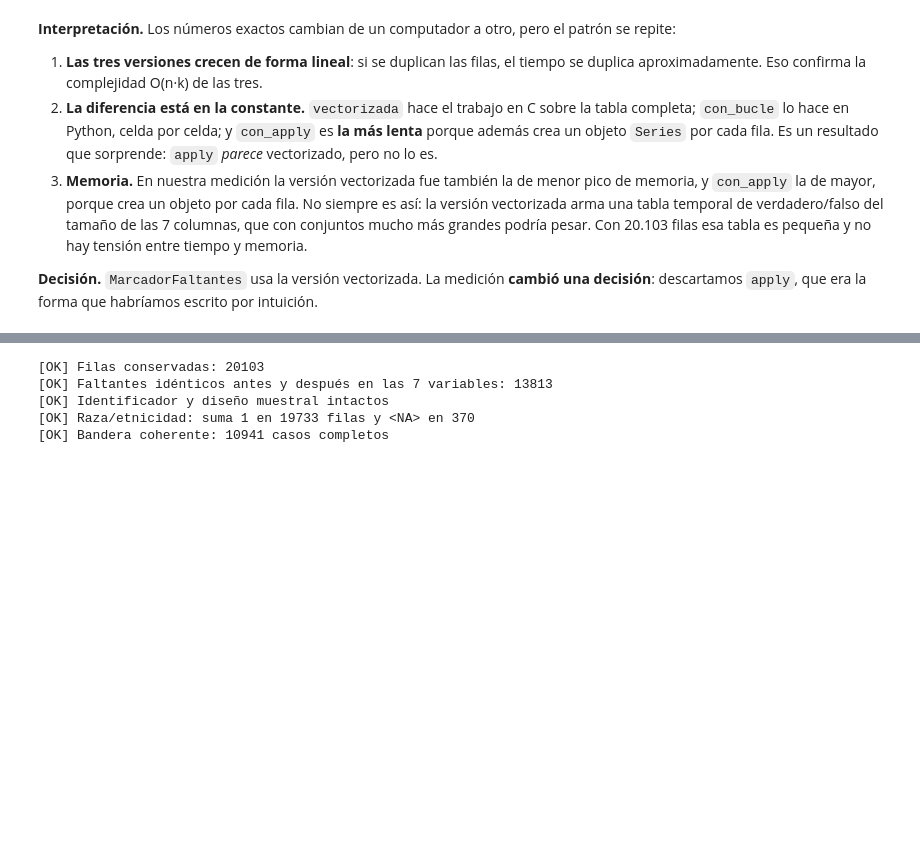
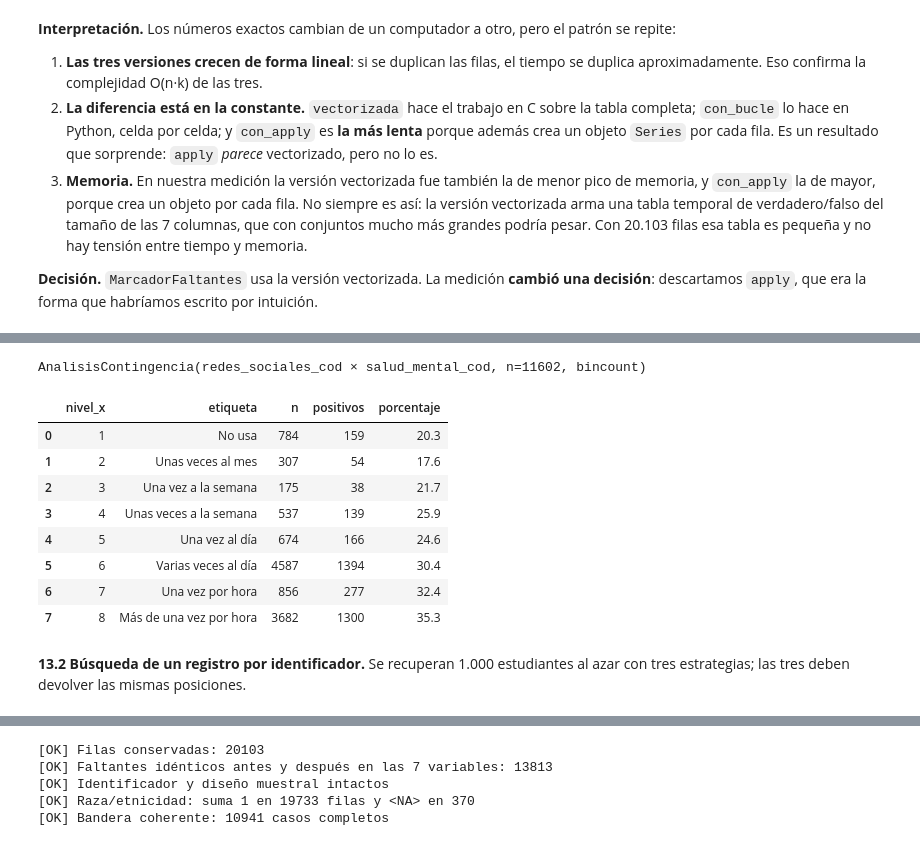
Before and after one commit to MatiasManriquezO/proyecto-grupo8-mcdi500, a Jupyter notebook: F3/notebooks/S2_F3_NucleoAlgoritmico_POO_Grupo8.ipynb, the cells around one changed output, grey strips where cells are left out. Drawn from its saved outputs; the diff is of its cells as text; code cells hidden in the pictures; blank space fills up the shorter version.

```diff
--- a/F3/notebooks/S2_F3_NucleoAlgoritmico_POO_Grupo8.ipynb
+++ b/F3/notebooks/S2_F3_NucleoAlgoritmico_POO_Grupo8.ipynb
@@ -1921,0 +1642,14 @@ descartamos `apply`, que era la forma que habríamos escrito por intuición.
+# %%
+from contingencia import (preparar_pares, contar_iterrows, contar_zip,
+                          contar_crosstab, contar_bincount)
+from medicion import comparar
+
+X, Y = "redes_sociales_cod", "salud_mental_cod"
+pares = preparar_pares(datos, X, Y)
+print(f"Pares válidos {X} × {Y}: {len(pares)} de {len(datos)}\n")
+
+eficiencia_contingencia = comparar(
+    {"iterrows": contar_iterrows, "zip": contar_zip,
+     "crosstab": contar_crosstab, "bincount": contar_bincount},
+    pares, X, Y, repeticiones=5)
+eficiencia_contingencia
@@ -1921,0 +1663,24 @@ descartamos `apply`, que era la forma que habríamos escrito por intuición.
+# %%
+from analisis import AnalisisContingencia
+
+# La clase de la Formativa 3 usa la implementación adoptada (bincount)
+analisis_q80_q84 = AnalisisContingencia(datos, X, Y)
+analisis_q80_q84.calcular(metodo="bincount")
+proporciones = analisis_q80_q84.proporcion([4, 5])
+proporciones["etiqueta"] = proporciones["nivel_x"].map(proc.ETIQUETAS_REDES)
+print(analisis_q80_q84)
+proporciones[["nivel_x", "etiqueta", "n", "positivos", "porcentaje"]]
+# %% [output]
+AnalisisContingencia(redes_sociales_cod × salud_mental_cod, n=11602, bincount)
+|  | nivel_x | etiqueta | n | positivos | porcentaje |
+| 0 | 1 | No usa | 784 | 159 | 20.3 |
+| 1 | 2 | Unas veces al mes | 307 | 54 | 17.6 |
+| 2 | 3 | Una vez a la semana | 175 | 38 | 21.7 |
+| 3 | 4 | Unas veces a la semana | 537 | 139 | 25.9 |
+| 4 | 5 | Una vez al día | 674 | 166 | 24.6 |
+| 5 | 6 | Varias veces al día | 4587 | 1394 | 30.4 |
+| 6 | 7 | Una vez por hora | 856 | 277 | 32.4 |
+| 7 | 8 | Más de una vez por hora | 3682 | 1300 | 35.3 |
+# %% [markdown]
+**13.2 Búsqueda de un registro por identificador.** Se recuperan 1.000 estudiantes al azar
+con tres estrategias; las tres deben devolver las mismas posiciones.
```
Also changed, not shown: parts of 74 cells of this notebook.
